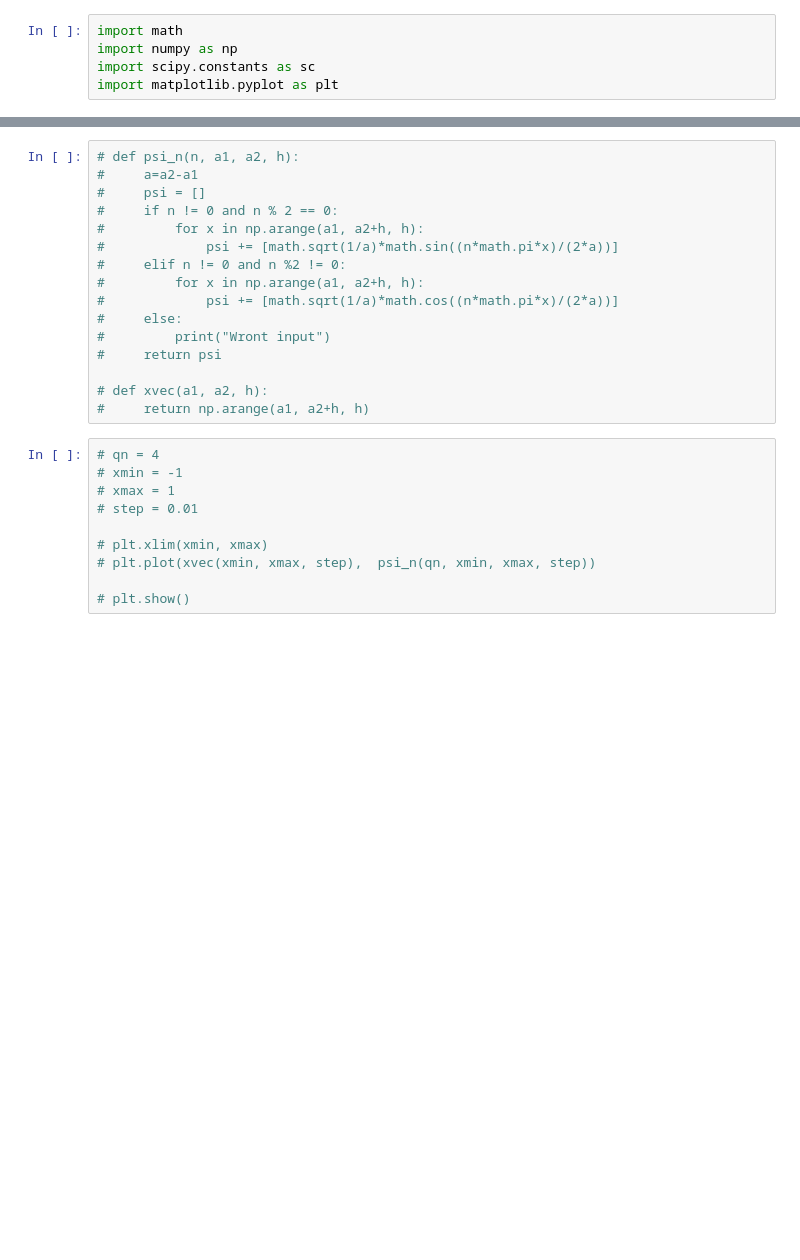
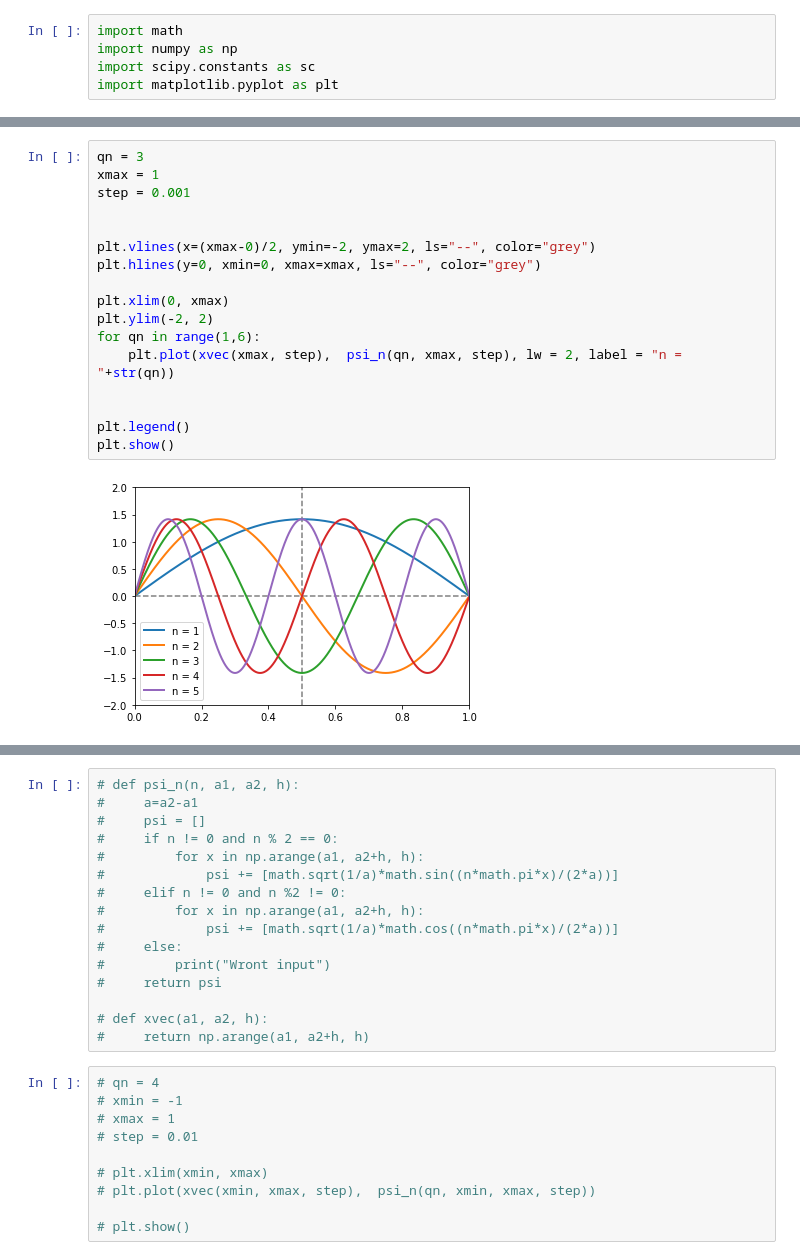
Before and after one commit to sampad95/python_and_jupyter-notebook_scripting, a Jupyter notebook: defining_function/particle_1D-box.ipynb, the cells around one changed output, grey strips where cells are left out. Saved outputs shown, nothing was run; the diff lists cells and outputs as text; blank space fills up the shorter version.

```diff
--- a/defining_function/particle_1D-box.ipynb
+++ b/defining_function/particle_1D-box.ipynb
@@ -30,0 +83,19 @@ plt.show()
+# %%
+qn = 3
+xmax = 1
+step = 0.001
+
+
+plt.vlines(x=(xmax-0)/2, ymin=-2, ymax=2, ls="--", color="grey")
+plt.hlines(y=0, xmin=0, xmax=xmax, ls="--", color="grey")
+
+plt.xlim(0, xmax)
+plt.ylim(-2, 2)
+for qn in range(1,6):
+    plt.plot(xvec(xmax, step),  psi_n(qn, xmax, step), lw = 2, label = "n = "+str(qn))
+
+
+plt.legend()
+plt.show()
+# %% [output]
+[figure, added]
```
Also changed, not shown: parts of 10 cells of this notebook.
